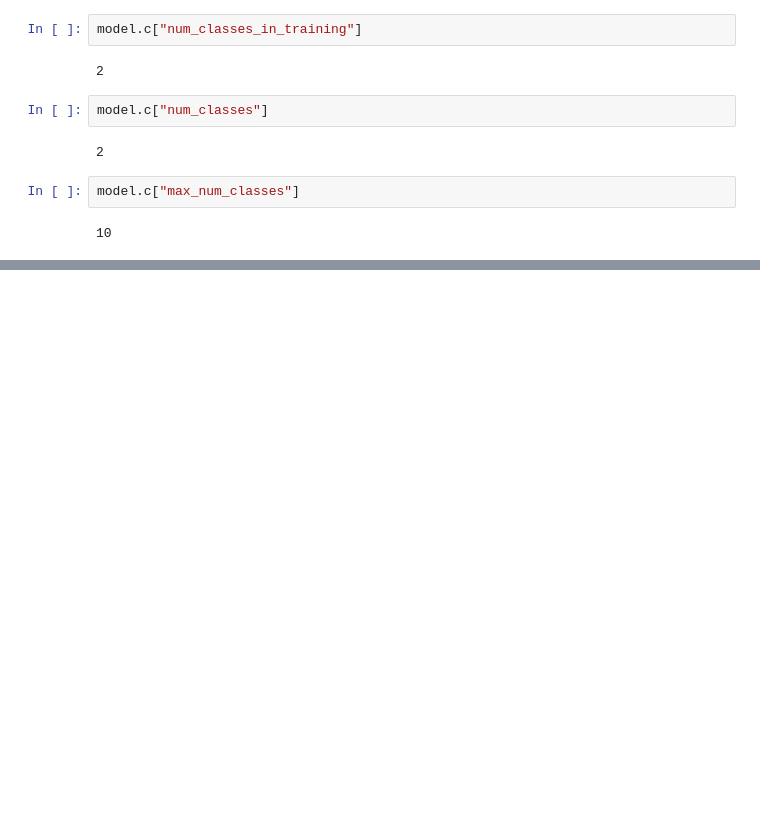
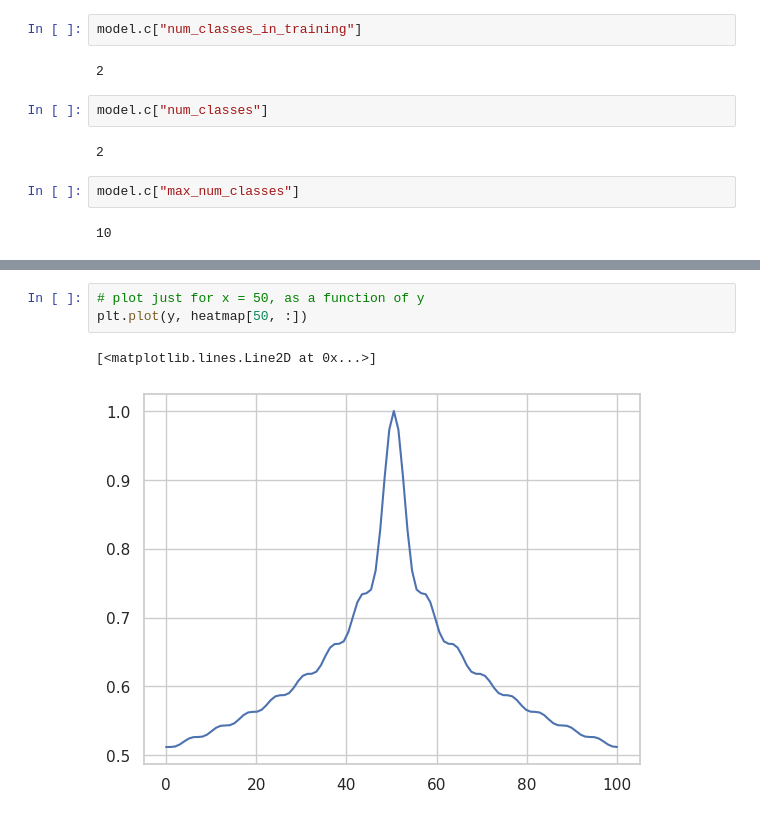
Before and after one commit to LeoGrin/TabPFN, a Jupyter notebook: tabpfn/benchmark_analysis.ipynb, the cells around one changed output, grey strips where cells are left out. Saved outputs shown, nothing was run; the diff lists cells and outputs as text; blank space fills up the shorter version.

```diff
--- a/tabpfn/benchmark_analysis.ipynb
+++ b/tabpfn/benchmark_analysis.ipynb
@@ -424,0 +478,6 @@ model.c["max_num_classes"]
+# %%
+# plot just for x = 50, as a function of y
+plt.plot(y, heatmap[50, :])
+# %% [output]
+[<matplotlib.lines.Line2D at 0x...>]
+[figure, added]
```
Also changed, not shown: parts of 4 cells of this notebook, 2 other files.
